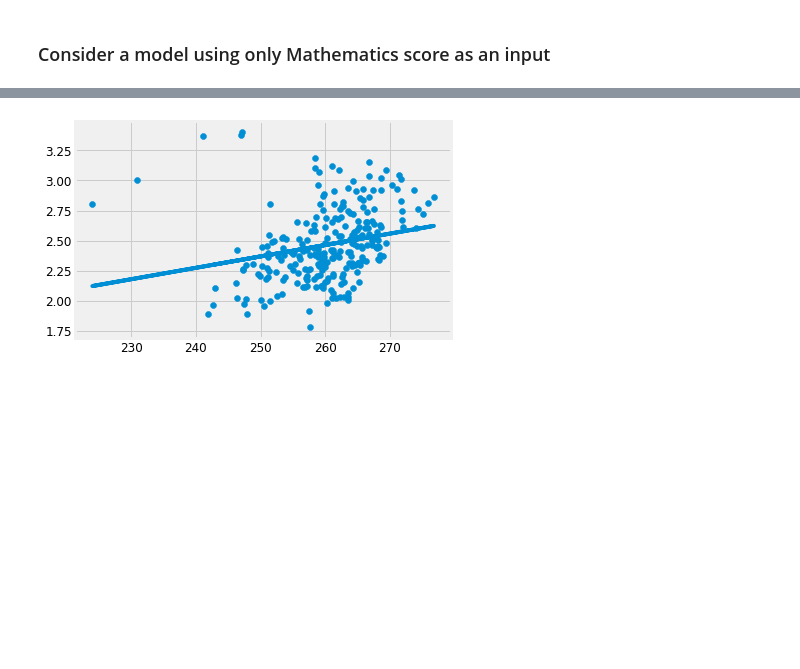
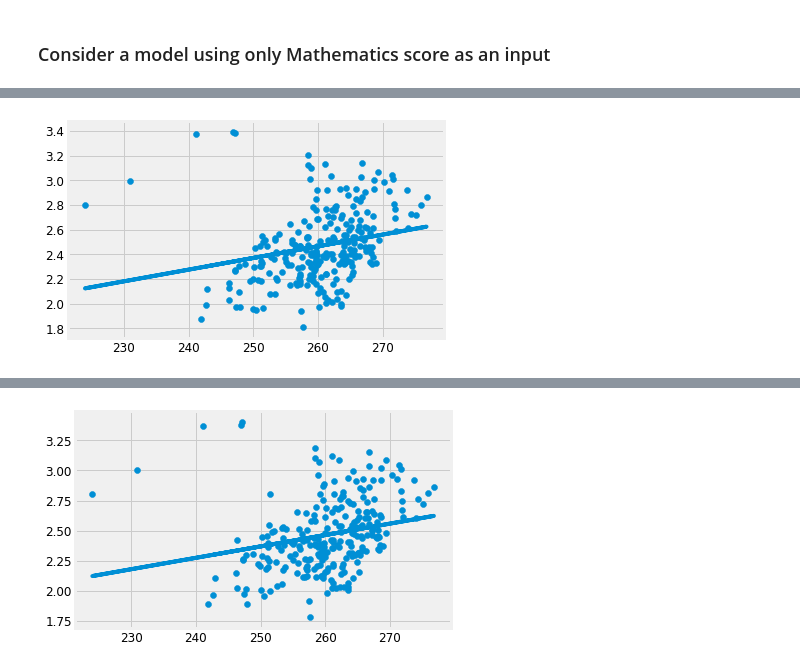
Before and after one commit to cschubert29/Intro_DS_Project, a Jupyter notebook: Code/National level analysis.ipynb, the cells around one changed output, grey strips where cells are left out. Cells and saved outputs as stored; diff of their text form; code cells hidden in the pictures; blank space fills up the shorter version.

```diff
--- a/Code/National level analysis.ipynb
+++ b/Code/National level analysis.ipynb
@@ -506,2 +562,20 @@ Text(0,0.5,'STATE_REVENUE')
 # %% [markdown]
 ### Consider a model using only Mathematics score as an input
+# %%
+
+#OLS linear model without a constant but with a transformation
+
+cols_model = [
+             'Mathematics']
+
+X = funding_placement_naep[cols_model]
+
+
+y = np.log(funding_placement_naep["TOTAL_EXPENDITURE"])
+
+# Note the difference in argument order
+model = sm.OLS(y, X).fit()
+predictions = model.predict(X) # make the predictions by the model
+
+# Print out the statistics
+model.summary()
@@ -507,0 +601,5 @@ Text(0,0.5,'STATE_REVENUE')
+# %%
+#Fitted line plot
+plot_fitted_line(X,y,predictions)
+# %% [output]
+[figure, added]
```
Also changed, not shown: parts of 24 cells of this notebook.
